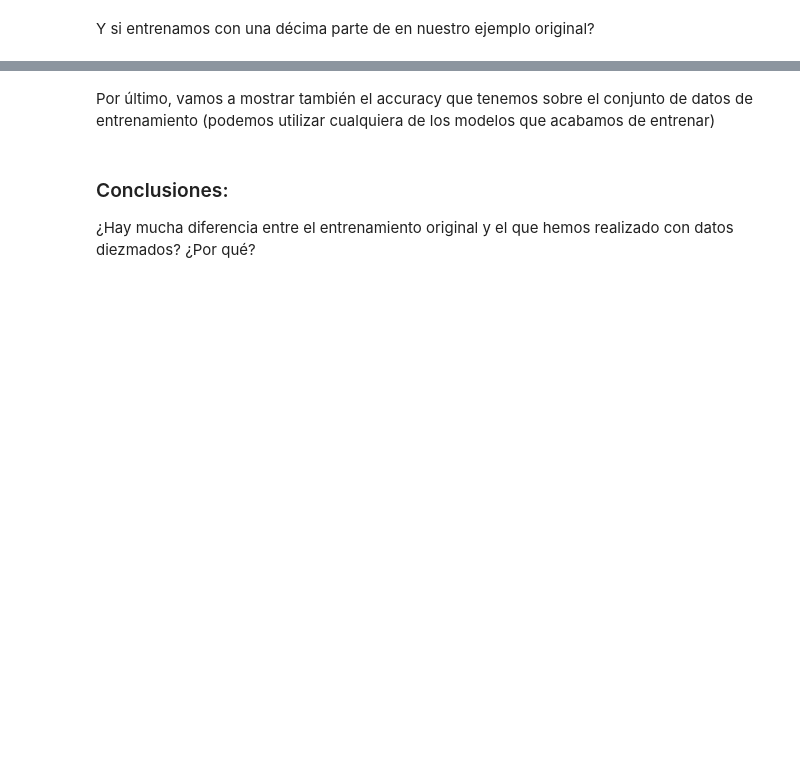
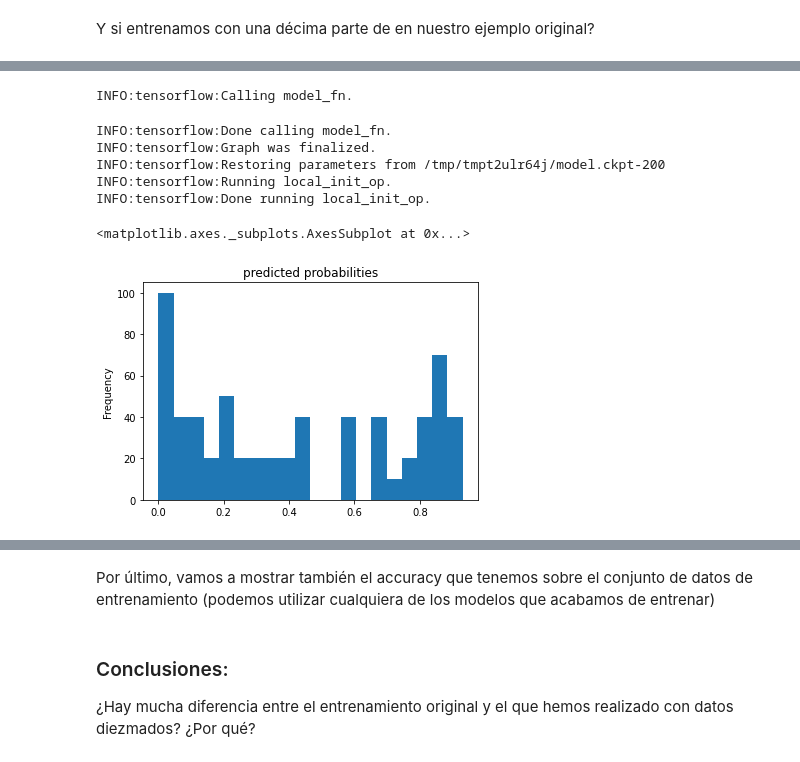
Before and after one commit to psagrera/Data-Science-Advanced, a Jupyter notebook: DeepLearning/Session2/S2_DL_Challenge/S2_DL_challenge.ipynb, the cells around one changed output, grey strips where cells are left out. Cells and saved outputs as stored; diff of their text form; code cells hidden in the pictures; blank space fills up the shorter version.

```diff
--- a/DeepLearning/Session2/S2_DL_Challenge/S2_DL_challenge.ipynb
+++ b/DeepLearning/Session2/S2_DL_Challenge/S2_DL_challenge.ipynb
@@ -125,2 +245,8 @@ df_train_mid = dftrain.iloc[0:313]
 # %% [markdown]
 Y si entrenamos con una décima parte de en nuestro ejemplo original?
+# %%
+# Second approach, using panda's sample function to split the dataset
+dftrain = pd.read_csv('https://storage.googleapis.com/tf-datasets/titanic/train.csv')
+
+dec_dataset_x2 = dftrain.sample(frac=0.1,random_state=1)
+dec_dataset_y2 = dec_dataset_x2.pop('survived')
@@ -126,0 +276,14 @@ Y si entrenamos con una décima parte de en nuestro ejemplo original?
+# %%
+train_input_fn_dec = make_input_fn(dec_dataset_x2,dec_dataset_y2 )  # así llamamos a la función que se nos devuelve para extraer el objeto dataset que inyectaremos en el modelo
+eval_input_fn_dec = make_input_fn(dfeval, y_eval, num_epochs=1, shuffle=False)
+
+
+# Creamos el modelo
+linear_est_dec = tf.estimator.LinearClassifier(feature_columns=feature_columns)
+
+# Lo entrenamos
+linear_est_dec.train(train_input_fn_dec)  # entrenamos el modelo
+result = linear_est_dec.evaluate(eval_input_fn_dec)  # obtenemos las estimaciones del conjunto de evaluación
+
+#clear_output()  # limpiamos la consola
+print(result['accuracy'])
@@ -126,0 +318,15 @@ Y si entrenamos con una décima parte de en nuestro ejemplo original?
+# %%
+pred_dicts = list(linear_est.predict(train_input_fn_dec))
+
+probs = pd.Series([pred['probabilities'][0] for pred in pred_dicts])
+
+probs.plot(kind='hist', bins=20, title='predicted probabilities')
+# %% [output]
+INFO:tensorflow:Calling model_fn.
+INFO:tensorflow:Done calling model_fn.
+INFO:tensorflow:Graph was finalized.
+INFO:tensorflow:Restoring parameters from /tmp/tmpt2ulr64j/model.ckpt-200
+INFO:tensorflow:Running local_init_op.
+INFO:tensorflow:Done running local_init_op.
+<matplotlib.axes._subplots.AxesSubplot at 0x...>
+[figure, added]
```
Also changed, not shown: parts of 26 cells of this notebook.
